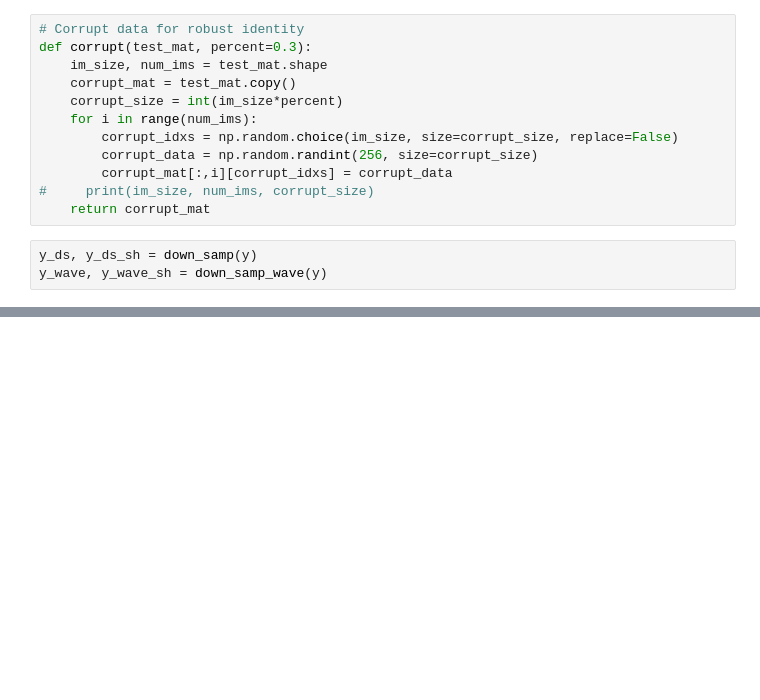
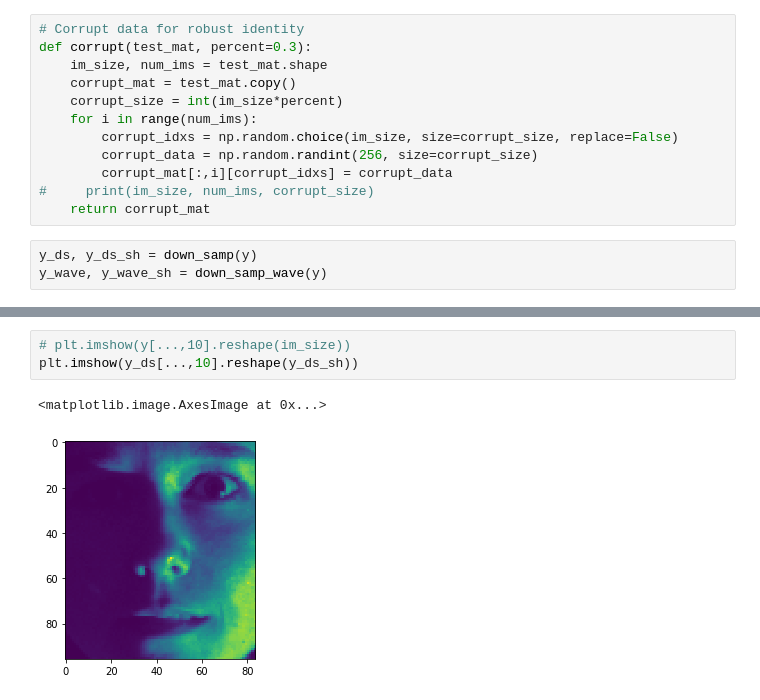
Before and after one commit to sukritarora/robust_face_recognition, a Jupyter notebook: robust_face_recognition.ipynb, the cells around one changed output, grey strips where cells are left out. Drawn from its saved outputs; the diff is of its cells as text; blank space fills up the shorter version.

```diff
--- a/robust_face_recognition.ipynb
+++ b/robust_face_recognition.ipynb
@@ -327,0 +381,6 @@ for func in down_samp_funcs:
+# %%
+# plt.imshow(y[...,10].reshape(im_size))
+plt.imshow(y_ds[...,10].reshape(y_ds_sh))
+# %% [output]
+<matplotlib.image.AxesImage at 0x...>
+[figure, added]
```
Also changed, not shown: parts of 20 cells of this notebook.
